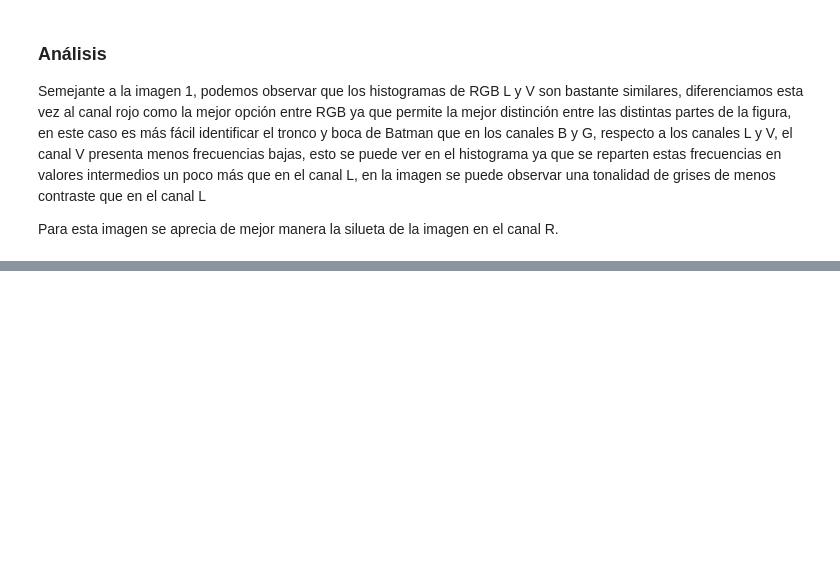
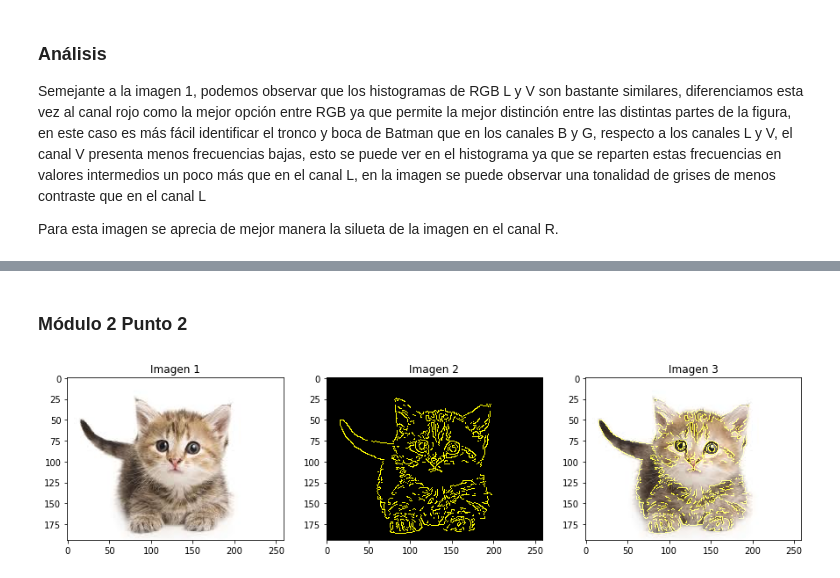
Before and after one commit to saarboledaz/vision_artificial_2019, a Jupyter notebook: Entregable #1.0.ipynb, the cells around one changed output, grey strips where cells are left out. Drawn from its saved outputs; the diff is of its cells as text; code cells hidden in the pictures; blank space fills up the shorter version.

```diff
--- a/Entregable #1.0.ipynb
+++ b/Entregable #1.0.ipynb
@@ -248,0 +275,35 @@ ally(img_bat2)
+# %% [markdown]
+<h3>Módulo 2 Punto 2</h3>
+# %%
+#Leer la imagen de entrada
+img1 =cv2.cvtColor(cv2.imread('res/gato.jpg'), cv2.COLOR_BGR2RGB)
+
+#Utilizamos la función cv2.Canny, que corresponde a un algoritmo de detección de bordes
+#Al parecer esta funcion utiliza la derivada de la imagen para detectar los bordes
+#es decir: si el cambio entre un grupo de pixeles y otro es muy brusco, es muy posible que entre esos grupos haya un borde
+edges = cv2.Canny(img1,150,200)
+#Resaltar los bordes de blanco si sus pixeles son menores que un valor umbral. La imagen originalmente
+#sale con los pixles que no forman parte del borde en un color diferente de negro, se llevan a negro para
+#
+edges[edges<128] = 0
+#Convertir la imagen edges a RGB
+edges = cv2.cvtColor(edges, cv2.COLOR_GRAY2RGB)
+
+edges[:,:,2]=0               #para obtener el color amarillo (255,255,0)
+
+#Crear una figura 1x3 para mostrar la imagen de entrada, la imagen obtenida con edges y la superposición
+fig = plt.figure(figsize=(15,24))
+
+plt.subplot(1,3,1)
+plt.imshow(img1,cmap='gray')
+plt.title("Imagen 1")
+
+plt.subplot(1,3,2)
+plt.imshow(edges,cmap='gray')
+plt.title("Imagen 2")
+
+plt.subplot(1,3,3)
+plt.imshow(cv2.add(img1,edges),cmap='gray')
+plt.title("Imagen 3");
+# %% [output]
+[figure, added]
```
Also changed, not shown: parts of 9 cells of this notebook.
